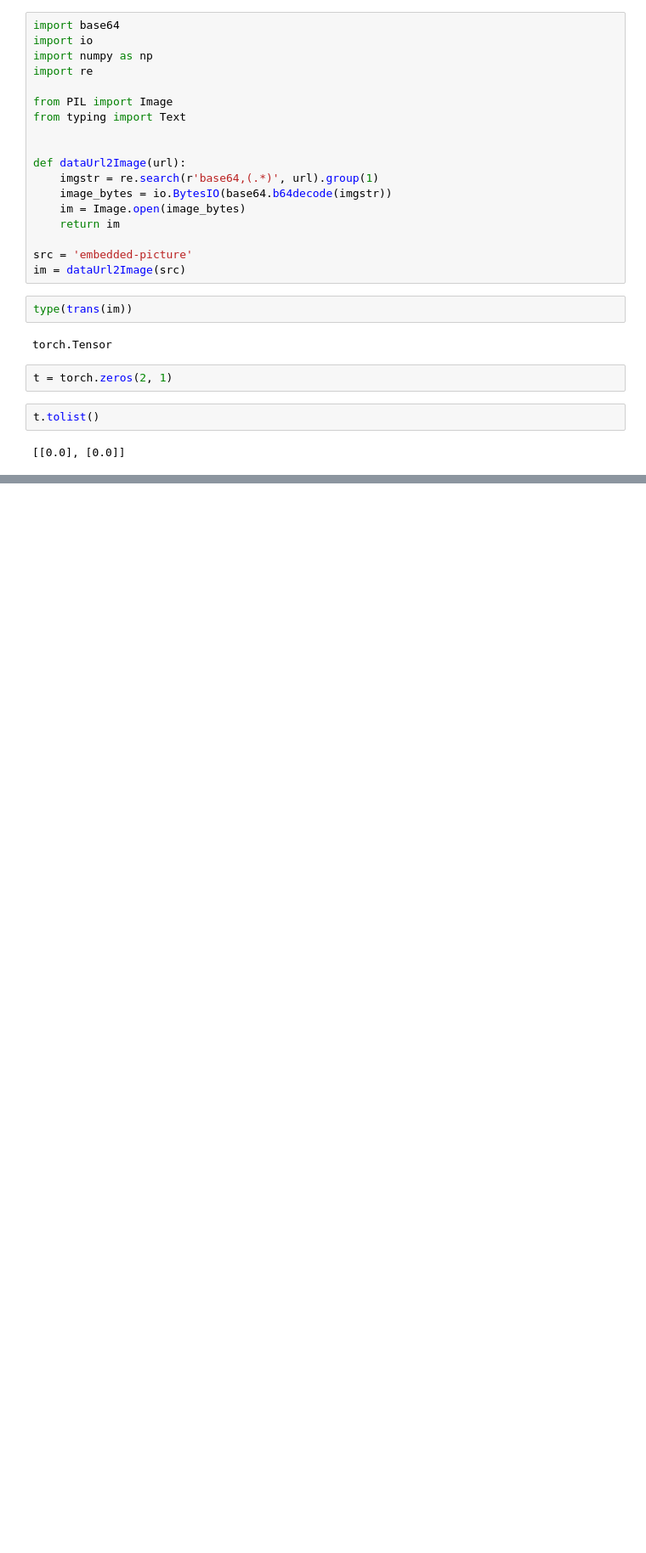
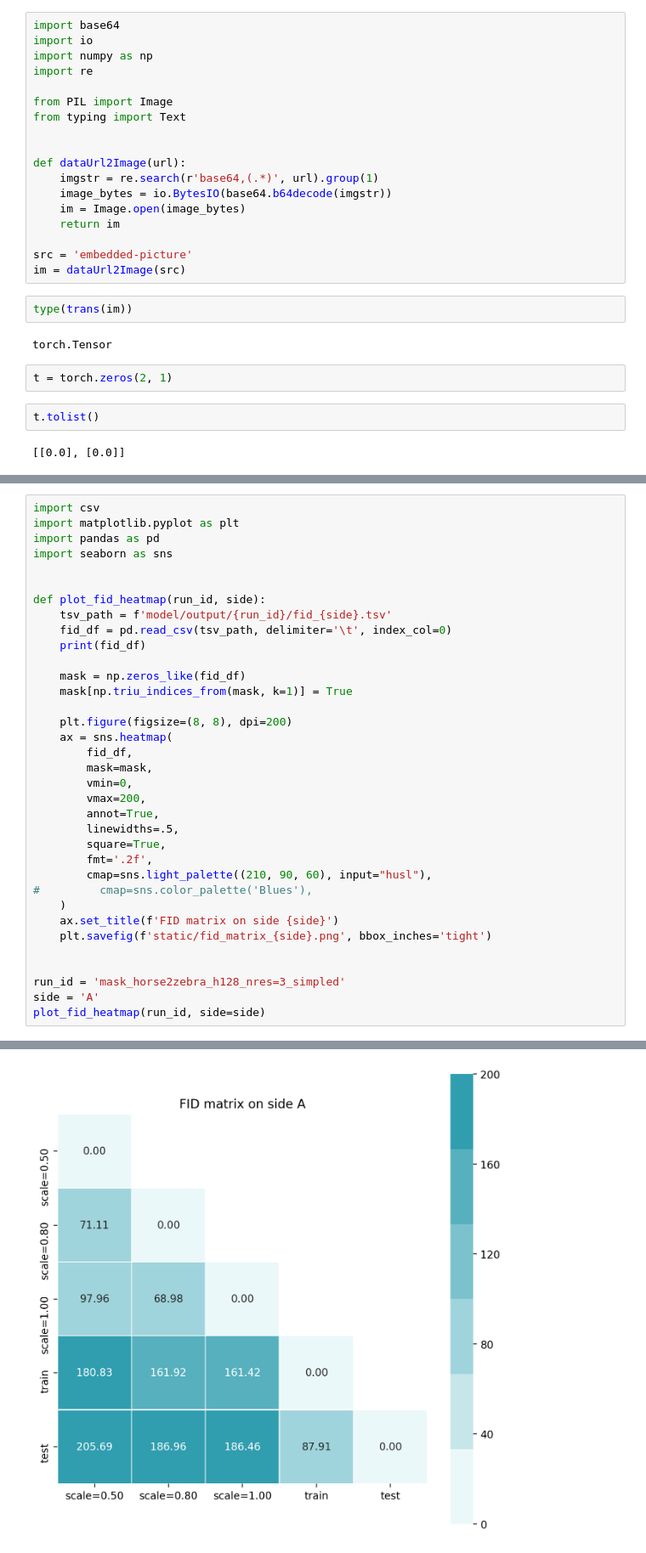
Before and after one commit to minfawang/mask-cgan, a Jupyter notebook: explore.ipynb, the cells around one changed output, grey strips where cells are left out. Shown at 85% size. Drawn from its saved outputs; the diff is of its cells as text; blank space fills up the shorter version.

Commit message:
Produce FID matrix

```diff
--- a/explore.ipynb
+++ b/explore.ipynb
@@ -43,0 +49,36 @@ t.tolist()
+# %%
+import csv
+import matplotlib.pyplot as plt
+import pandas as pd
+import seaborn as sns
+
+
+def plot_fid_heatmap(run_id, side):
+    tsv_path = f'model/output/{run_id}/fid_{side}.tsv'
+    fid_df = pd.read_csv(tsv_path, delimiter='\t', index_col=0)
+    print(fid_df)
+
+    mask = np.zeros_like(fid_df)
+    mask[np.triu_indices_from(mask, k=1)] = True
+
+    plt.figure(figsize=(8, 8), dpi=200)
+    ax = sns.heatmap(
+        fid_df,
+        mask=mask,
+        vmin=0,
+        vmax=200,
+        annot=True,
+        linewidths=.5,
+        square=True,
+        fmt='.2f',
+        cmap=sns.light_palette((210, 90, 60), input="husl"),
+#         cmap=sns.color_palette('Blues'),
+    )
+    ax.set_title(f'FID matrix on side {side}')
+    plt.savefig(f'static/fid_matrix_{side}.png', bbox_inches='tight')
+
+
+run_id = 'mask_horse2zebra_h128_nres=3_simpled'
+side = 'A'
+plot_fid_heatmap(run_id, side=side)
+# %% [output]
@@ -43,0 +91 @@ t.tolist()
+[figure, added]
```
Also changed, not shown: parts of 3 cells of this notebook, 5 other files.
